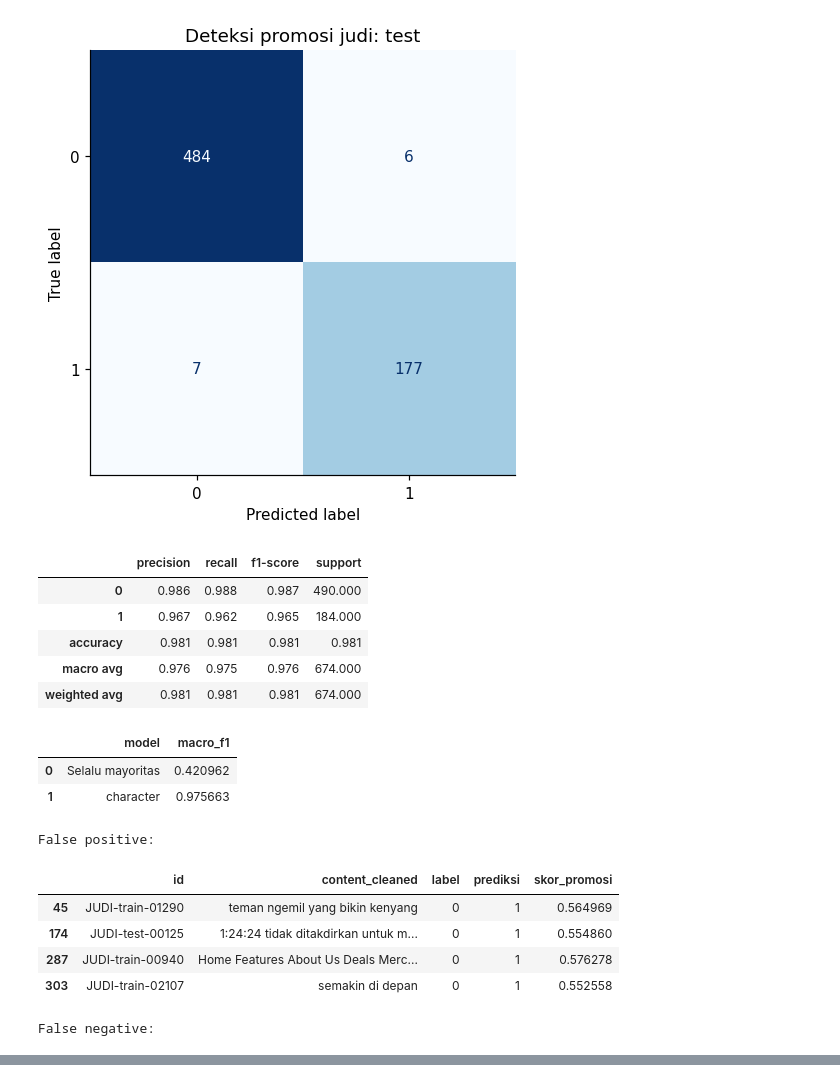
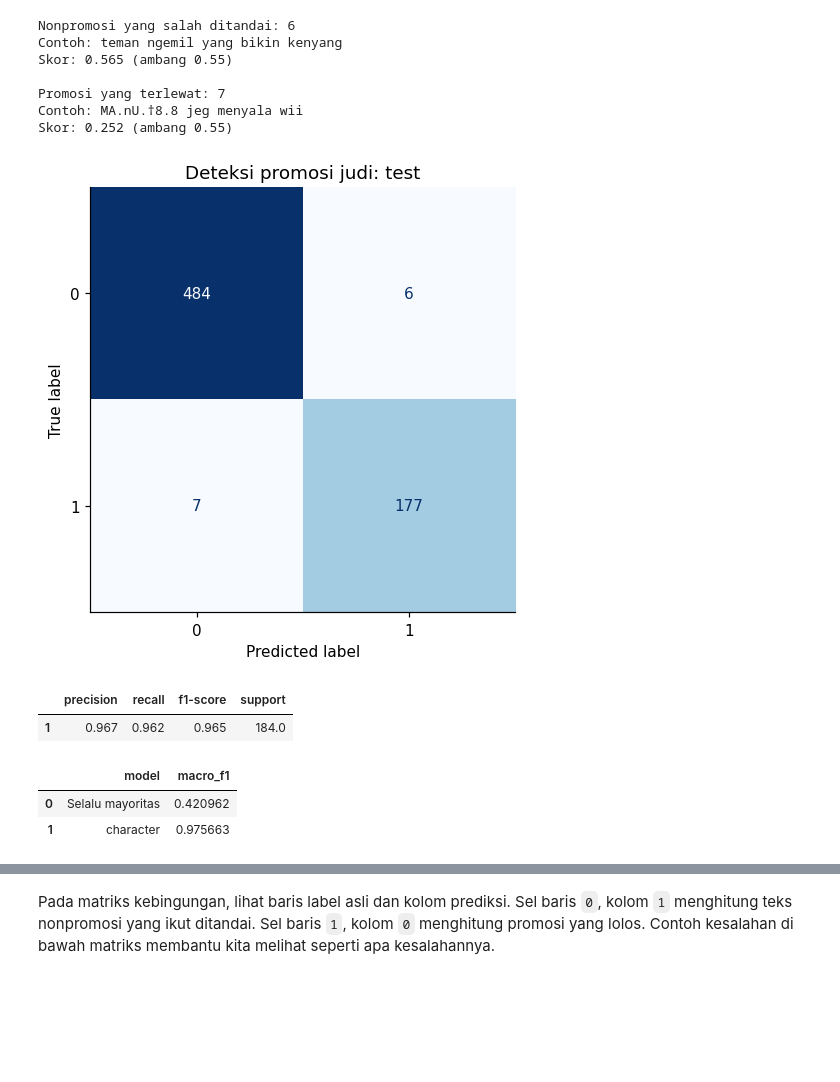
Before and after one commit to okkyibrohim/kb-kik-tutorial, a Jupyter notebook: notebook/03_deteksi_promosi_judi_online.ipynb, the cells around one changed output, grey strips where cells are left out. Cells and saved outputs as stored; diff of their text form; code cells hidden in the pictures; blank space fills up the shorter version.

```diff
--- a/notebook/03_deteksi_promosi_judi_online.ipynb
+++ b/notebook/03_deteksi_promosi_judi_online.ipynb
@@ -216,35 +250,58 @@ def save_json(path,value):
 # %%
-probability = model.predict_proba(test.content_cleaned)[:,positive_index]
+probability = model.predict_proba(test.content_cleaned)[:, positive_index]
 prediction = (probability >= THRESHOLD).astype(int)
-report = evaluate_classification(test.label,prediction,[0,1],"Deteksi promosi judi: test",OUT)
-display(report.round(3))
-baseline = DummyClassifier(strategy="most_frequent").fit(train.content_cleaned,train.label)
-display(pd.DataFrame([
-    {"model":"Selalu mayoritas","macro_f1":f1_score(test.label,baseline.predict(test.content_cleaned),average="macro")},
-    {"model":chosen_name,"macro_f1":f1_score(test.label,prediction,average="macro")}]))
-results = test[["id","content_cleaned","label"]].copy()
-results["prediksi"]=prediction;results["skor_promosi"]=probability
-print("False positive:");display(results.query("label == 0 and prediksi == 1").head(4))
-print("False negative:");display(results.query("label == 1 and prediksi == 0").head(4))
-results.to_csv(OUT / "test_predictions.csv",index=False)
-save_json(OUT / "metrics.json",{"model":chosen_name,"threshold":THRESHOLD,
-    "test_macro_f1":float(f1_score(test.label,prediction,average="macro")),
-    "promotion_f1":float(f1_score(test.label,prediction))})
+report = evaluate_classification(test.label, prediction, [0, 1], "Deteksi promosi judi: test", OUT)
+display(report.loc[["1"], ["precision", "recall", "f1-score", "support"]].round(3))
+baseline = DummyClassifier(strategy="most_frequent").fit(train.content_cleaned, train.label)
+display(
+    pd.DataFrame(
+        [
+            {
+                "model": "Selalu mayoritas",
+                "macro_f1": f1_score(
+                    test.label, baseline.predict(test.content_cleaned), average="macro"
+                ),
+            },
+            {"model": chosen_name, "macro_f1": f1_score(test.label, prediction, average="macro")},
+        ]
+    )
+)
+results = test[["id", "content_cleaned", "label"]].copy()
+results["prediksi"] = prediction
+results["skor_promosi"] = probability
+false_positives = results.query("label == 0 and prediksi == 1")
+false_negatives = results.query("label == 1 and prediksi == 0")
+
+for heading, errors in [
+    ("Nonpromosi yang salah ditandai", false_positives),
+    ("Promosi yang terlewat", false_negatives),
+]:
+    print(f"\n{heading}: {len(errors)}")
+    for row in errors.head(1).itertuples():
+        print(f"Contoh: {row.content_cleaned}")
+        print(f"Skor: {row.skor_promosi:.3f} (ambang {THRESHOLD:.2f})")
+
+results.to_csv(OUT / "test_predictions.csv", index=False)
+save_json(
+    OUT / "metrics.json",
+    {
+        "model": chosen_name,
+        "threshold": THRESHOLD,
+        "test_macro_f1": float(f1_score(test.label, prediction, average="macro")),
+        "promotion_f1": float(f1_score(test.label, prediction)),
+    },
+)
 # %% [output]
+Nonpromosi yang salah ditandai: 6
+Contoh: teman ngemil yang bikin kenyang
+Skor: 0.565 (ambang 0.55)
+
+Promosi yang terlewat: 7
+Contoh: MA.nU.†8.8 jeg menyala wii
+Skor: 0.252 (ambang 0.55)
 [figure]
 |  | precision | recall | f1-score | support |
-| 0 | 0.986 | 0.988 | 0.987 | 490.000 |
-| 1 | 0.967 | 0.962 | 0.965 | 184.000 |
-| accuracy | 0.981 | 0.981 | 0.981 | 0.981 |
-| macro avg | 0.976 | 0.975 | 0.976 | 674.000 |
-| weighted avg | 0.981 | 0.981 | 0.981 | 674.000 |
+| 1 | 0.967 | 0.962 | 0.965 | 184.0 |
 |  | model | macro_f1 |
 | 0 | Selalu mayoritas | 0.420962 |
 | 1 | character | 0.975663 |
-False positive:
-|  | id | content_cleaned | label | prediksi | skor_promosi |
-| 45 | JUDI-train-01290 | teman ngemil yang bikin kenyang | 0 | 1 | 0.564969 |
-| 174 | JUDI-test-00125 | 1:24:24 tidak ditakdirkan untuk m... | 0 | 1 | 0.554860 |
-| 287 | JUDI-train-00940 | Home Features About Us Deals Merc... | 0 | 1 | 0.576278 |
-| 303 | JUDI-train-02107 | semakin di depan | 0 | 1 | 0.552558 |
-False negative:
@@ -256 +308,3 @@ False negative:
+# %% [markdown]
+Pada matriks kebingungan, lihat baris label asli dan kolom prediksi. Sel baris `0`, kolom `1` menghitung teks nonpromosi yang ikut ditandai. Sel baris `1`, kolom `0` menghitung promosi yang lolos. Contoh kesalahan di bawah matriks membantu kita melihat seperti apa kesalahannya.
 # %% [markdown]
```
Also changed, not shown: parts of 29 cells of this notebook, 3 other files.
